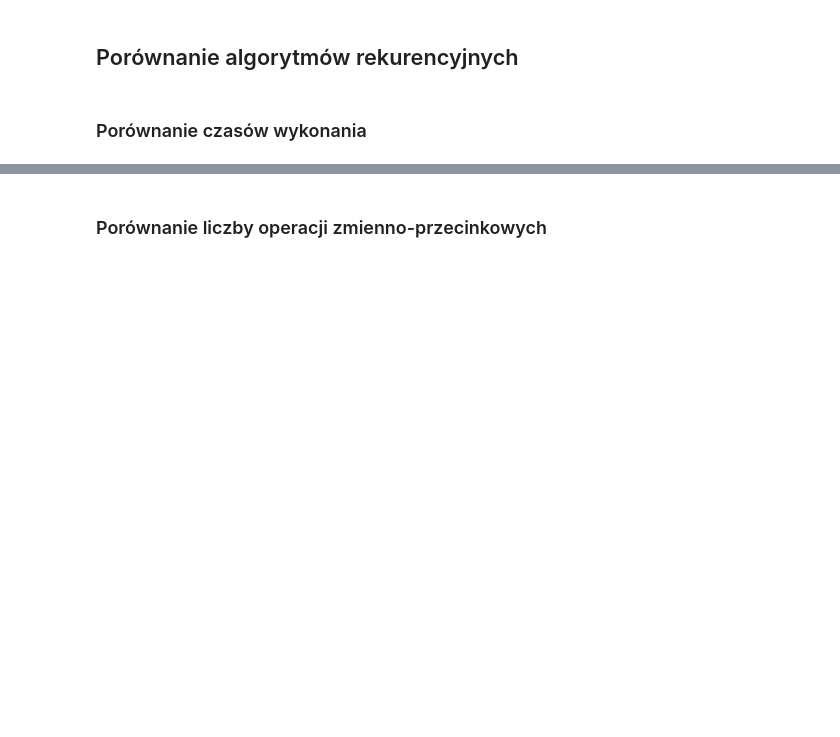
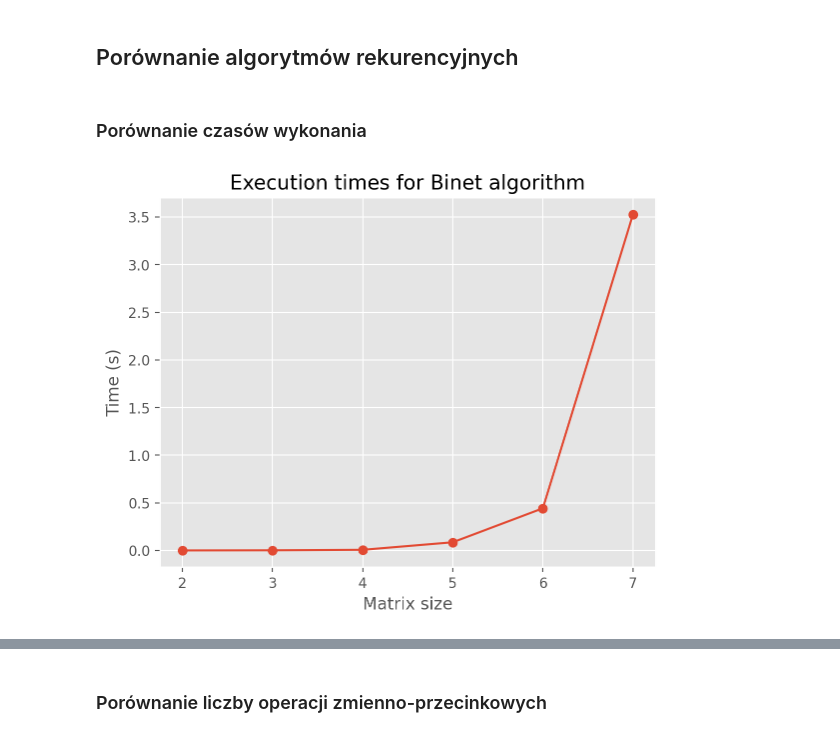
Before and after one commit to pklatka/matrix-algorithms-course, a Jupyter notebook: lab01/lab01.ipynb, the cells around one changed output, grey strips where cells are left out. Saved outputs shown, nothing was run; the diff lists cells and outputs as text; code cells hidden in the pictures; blank space fills up the shorter version.

```diff
--- a/lab01/lab01.ipynb
+++ b/lab01/lab01.ipynb
@@ -332,6 +335,10 @@ def plot_execution_times(algorithm, test_matrices):
     plt.ylabel("Time (s)")
     plt.plot([i for i in range(2,k+1)] ,execution_times, 'o-')
     plt.show()
+# %%
+plot_execution_times(binet, test_matrices)
+# %% [output]
+[figure, added]
 # %%
 plot_execution_times(binet, test_matrices)
 # %% [output]
```
Also changed, not shown: parts of 11 cells of this notebook.
